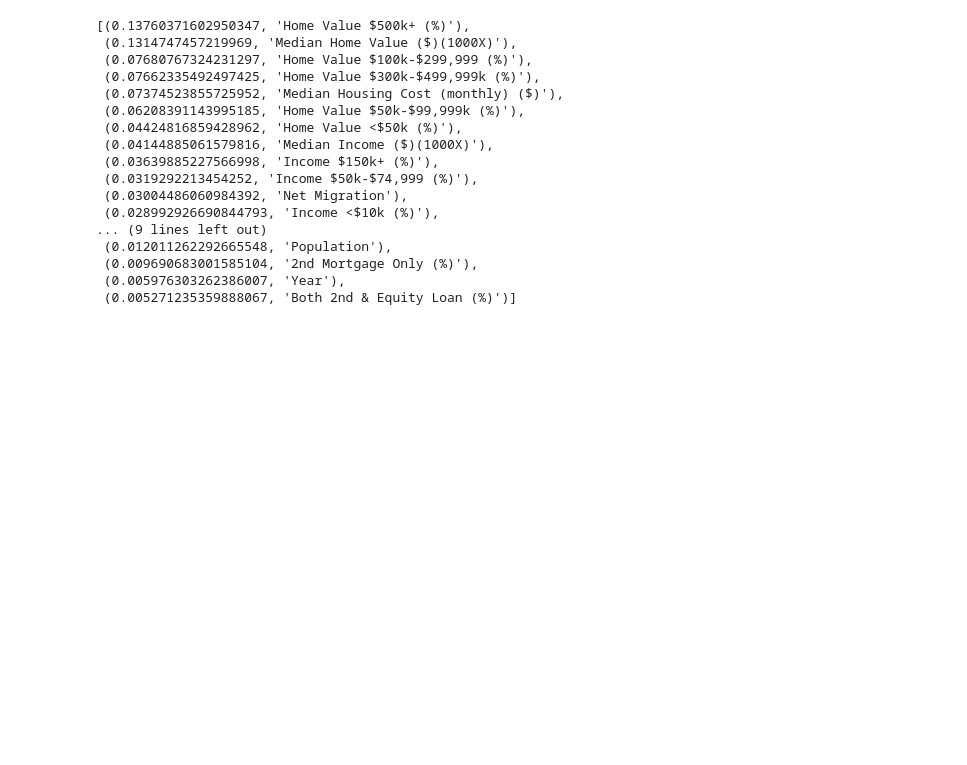
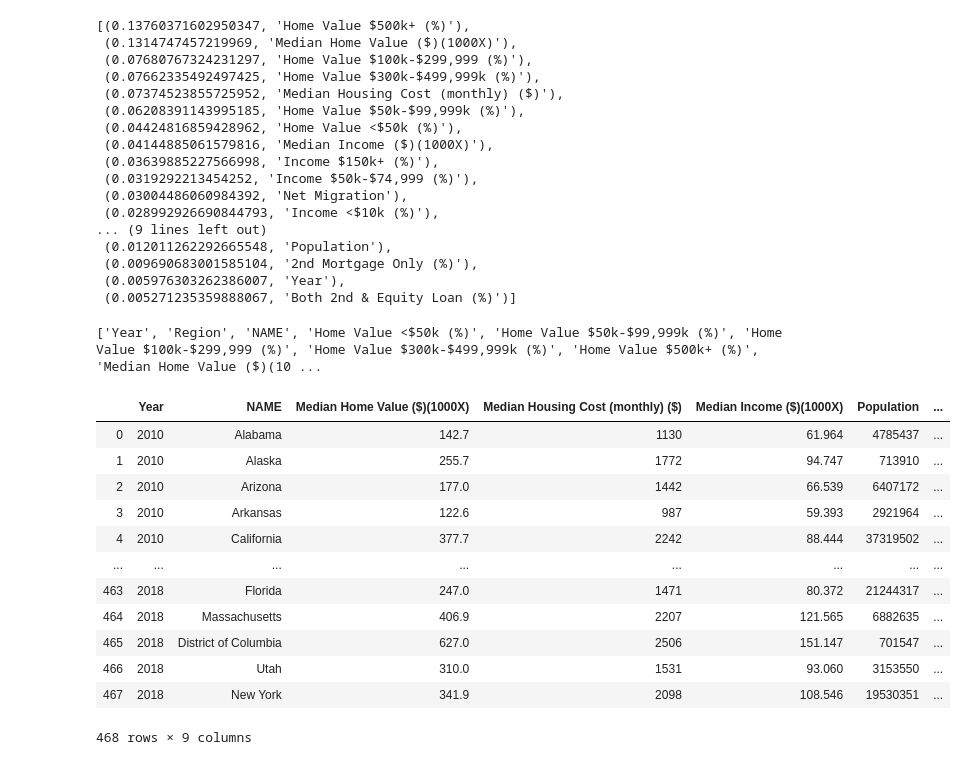
Before and after one commit to JVChermak/Leaving_California, a Jupyter notebook: 3x_income_us_randomforest.ipynb, the cells around one changed output. Cells and saved outputs as stored; diff of their text form; code cells hidden in the pictures; blank space fills up the shorter version.

```diff
--- a/3x_income_us_randomforest.ipynb
+++ b/3x_income_us_randomforest.ipynb
@@ -259,3 +259,27 @@ sorted(zip(rf_model.feature_importances_, X.columns), reverse=True)
  (0.009690683001585104, '2nd Mortgage Only (%)'),
  (0.005976303262386007, 'Year'),
  (0.005271235359888067, 'Both 2nd & Equity Loan (%)')]
+# %%
+# Get columns from df_us_data
+cols2 = df_us_data.columns.to_list()
+print(cols2)
+# %% [output]
+['Year', 'Region', 'NAME', 'Home Value <$50k (%)', 'Home Value $50k-$99,999k (%)', 'Home Value $100k-$299,999 (%)', 'Home Value $300k-$499,999k (%)', 'Home Value $500k+ (%)', 'Median Home Value ($)(10 ...
+# %%
+# Create new DataFrame for table on Dashboard
+us_data_table = df_us_data[['Year', 'NAME', 'Median Home Value ($)(1000X)', 'Median Housing Cost (monthly) ($)', 'Median Income ($)(1000X)', 'Population', 'Net Population Change', 'Net Migration', 'Leave']]
+us_data_table
+# %% [output]
+|  | Year | NAME | Median Home Value ($)(1000X) | Median Housing Cost (monthly) ($) | Median Income ($)(1000X) | Population | ... |
+| 0 | 2010 | Alabama | 142.7 | 1130 | 61.964 | 4785437 | ... |
+| 1 | 2010 | Alaska | 255.7 | 1772 | 94.747 | 713910 | ... |
+| 2 | 2010 | Arizona | 177.0 | 1442 | 66.539 | 6407172 | ... |
+| 3 | 2010 | Arkansas | 122.6 | 987 | 59.393 | 2921964 | ... |
+| 4 | 2010 | California | 377.7 | 2242 | 88.444 | 37319502 | ... |
+| ... | ... | ... | ... | ... | ... | ... | ... |
+| 463 | 2018 | Florida | 247.0 | 1471 | 80.372 | 21244317 | ... |
+| 464 | 2018 | Massachusetts | 406.9 | 2207 | 121.565 | 6882635 | ... |
+| 465 | 2018 | District of Columbia | 627.0 | 2506 | 151.147 | 701547 | ... |
+| 466 | 2018 | Utah | 310.0 | 1531 | 93.060 | 3153550 | ... |
+| 467 | 2018 | New York | 341.9 | 2098 | 108.546 | 19530351 | ... |
+468 rows × 9 columns
```
Also changed, not shown: parts of 2 cells of this notebook, 1 other file.
